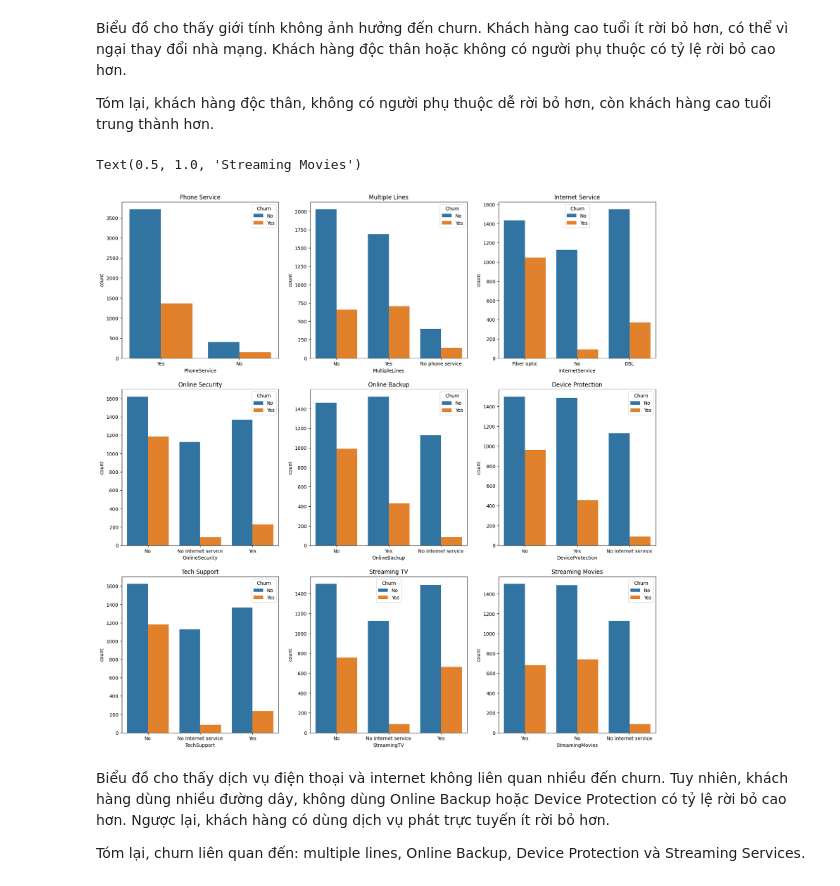
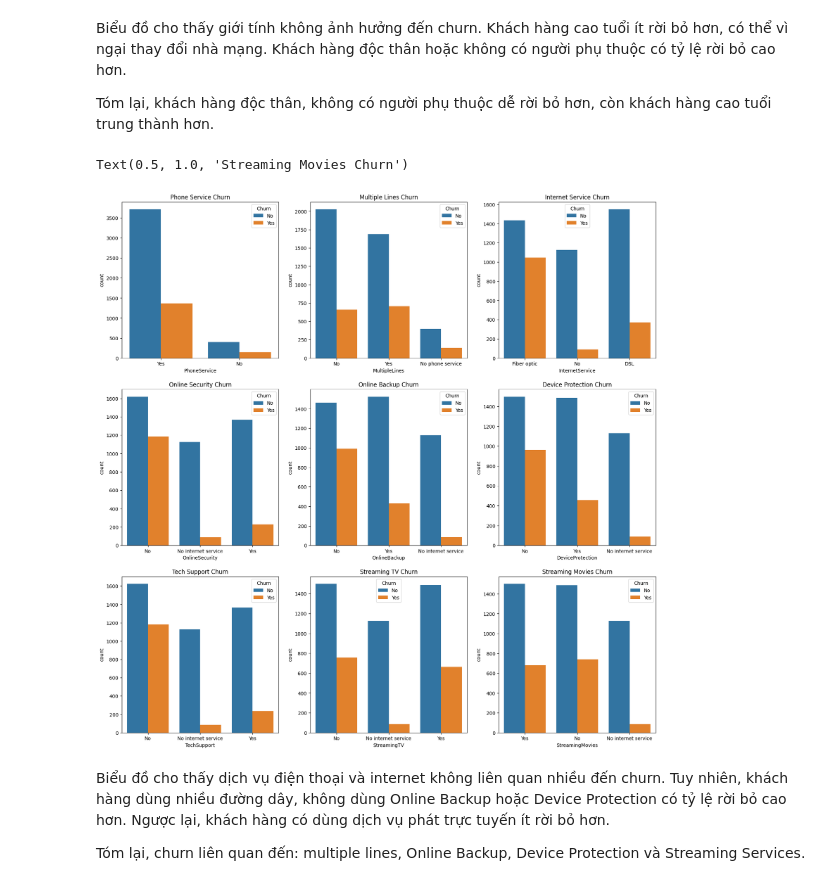
Before and after one commit to Phat-ops/custumers_churn, a Jupyter notebook: predict_custumer_churn.ipynb, the cells around one changed output. Cells and saved outputs as stored; diff of their text form; code cells hidden in the pictures.

```diff
--- a/predict_custumer_churn.ipynb
+++ b/predict_custumer_churn.ipynb
@@ -322,27 +321,27 @@ Biểu đồ cho thấy giới tính không ảnh hưởng đến churn. Khách
 Tóm lại, khách hàng độc thân, không có người phụ thuộc dễ rời bỏ hơn, còn khách hàng cao tuổi trung thành hơn.
 # %%
 fig, ax = plt.subplots(3, 3, figsize=(20, 20))
-#phone service
-sns.countplot(x = x_train['PhoneService'],hue= y_train,ax=ax[0,0],hue_order=["No",'Yes']).set_title('Phone Service')
-#Multiple Lines
-sns.countplot(x = x_train['MultipleLines'], hue= y_train, ax=ax[0,1],hue_order=["No",'Yes']).set_title('Multiple Lines')
-#Internet Service
-sns.countplot(x = x_train['InternetService'], hue= y_train, ax=ax[0,2],hue_order=["No",'Yes']).set_title('Internet Service')
-#Online Security
-sns.countplot(x = x_train['OnlineSecurity'], hue= y_train, ax=ax[1,0],hue_order=["No",'Yes']).set_title('Online Security')
-#Online Backup
-sns.countplot(x = x_train['OnlineBackup'], hue= y_train, ax=ax[1,1],hue_order=["No",'Yes']).set_title('Online Backup')
-#Device Protection
-sns.countplot(x = x_train['DeviceProtection'], hue= y_train, ax=ax[1,2],hue_order=["No",'Yes']).set_title('Device Protection')
-#Tech Support
-sns.countplot(x = x_train['TechSupport'], hue= y_train, ax=ax[2,0],hue_order=["No",'Yes']).set_title('Tech Support')
-#Streaming TV
-sns.countplot(x = x_train['StreamingTV'], hue= y_train, ax=ax[2,1],hue_order=["No",'Yes']).set_title('Streaming TV')
-#Streaming Movies
-sns.countplot(x = x_train['StreamingMovies'], hue= y_train, ax=ax[2,2],hue_order=["No",'Yes']).set_title('Streaming Movies')
+#phone service Distribution
+sns.countplot(x = x_train['PhoneService'],hue= y_train,ax=ax[0,0],hue_order=["No",'Yes']).set_title('Phone Service Churn')
+#Multiple Lines Distribution
+sns.countplot(x = x_train['MultipleLines'], hue= y_train, ax=ax[0,1],hue_order=["No",'Yes']).set_title('Multiple Lines Churn')
+#Internet Service Distribution
+sns.countplot(x = x_train['InternetService'], hue= y_train, ax=ax[0,2],hue_order=["No",'Yes']).set_title('Internet Service Churn')
+#Online Security Distribution
+sns.countplot(x = x_train['OnlineSecurity'], hue= y_train, ax=ax[1,0],hue_order=["No",'Yes']).set_title('Online Security Churn')
+#Online Backup Distribution
+sns.countplot(x = x_train['OnlineBackup'], hue= y_train, ax=ax[1,1],hue_order=["No",'Yes']).set_title('Online Backup Churn')
+#Device Protection Distribution
+sns.countplot(x = x_train['DeviceProtection'], hue= y_train, ax=ax[1,2],hue_order=["No",'Yes']).set_title('Device Protection Churn')
+#Tech Support Distribution
+sns.countplot(x = x_train['TechSupport'], hue= y_train, ax=ax[2,0],hue_order=["No",'Yes']).set_title('Tech Support Churn')
+#Streaming TV Distribution
+sns.countplot(x = x_train['StreamingTV'], hue= y_train, ax=ax[2,1],hue_order=["No",'Yes']).set_title('Streaming TV Churn')
+#Streaming Movies Distribution
+sns.countplot(x = x_train['StreamingMovies'], hue= y_train, ax=ax[2,2],hue_order=["No",'Yes']).set_title('Streaming Movies Churn')
 # %% [output]
-Text(0.5, 1.0, 'Streaming Movies')
+Text(0.5, 1.0, 'Streaming Movies Churn')
-[figure, old version]
+[figure, new version]
 # %% [markdown]
 Biểu đồ cho thấy dịch vụ điện thoại và internet không liên quan nhiều đến churn. Tuy nhiên, khách hàng dùng nhiều đường dây, không dùng Online Backup hoặc Device Protection có tỷ lệ rời bỏ cao hơn. Ngược lại, khách hàng có dùng dịch vụ phát trực tuyến ít rời bỏ hơn.
 
```
Also changed, not shown: parts of 20 cells of this notebook, 4 other files.
